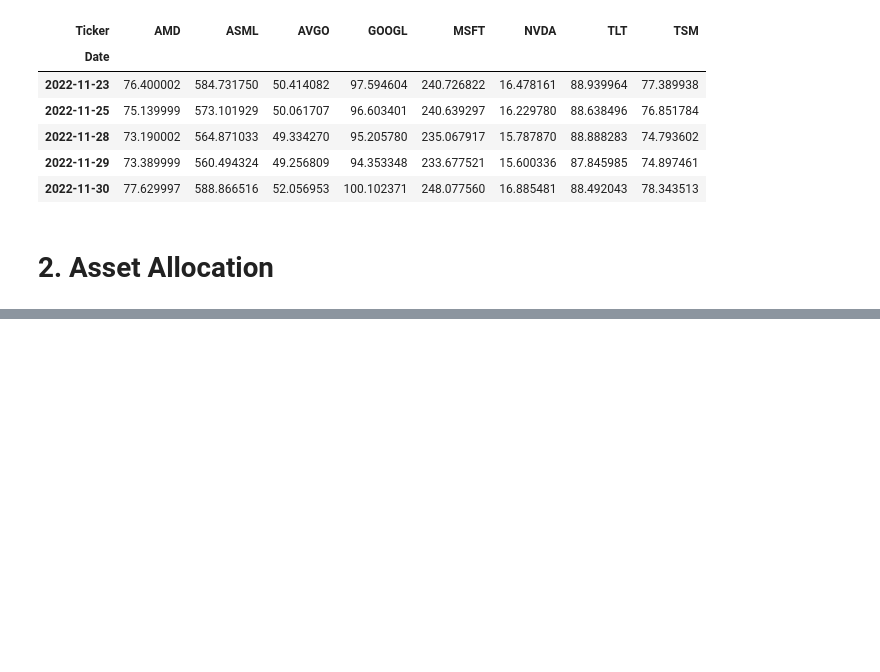
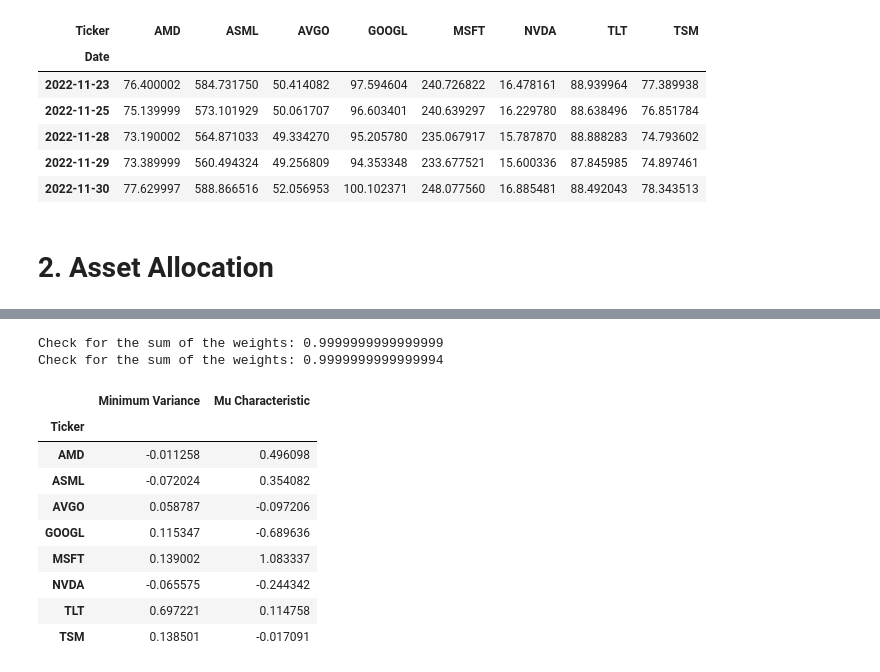
Before and after one commit to FerCorcuera/mit-quant-finance, a Jupyter notebook: optimization/MVO.ipynb, the cells around one changed output, grey strips where cells are left out. Saved outputs shown, nothing was run; the diff lists cells and outputs as text; code cells hidden in the pictures; blank space fills up the shorter version.

```diff
--- a/optimization/MVO.ipynb
+++ b/optimization/MVO.ipynb
@@ -103,0 +119,25 @@ plt.show()
+# %%
+iota = np.ones(len(assets))
+inv_cov = np.linalg.inv(Covariance)
+wchar_exp = (inv_cov @ iota) / (iota.T @ inv_cov @ iota)
+print(f"Check for the sum of the weights: {wchar_exp.sum()}")
+wchar_mu = (inv_cov @ mu) / (iota.T @ inv_cov @ mu)
+print(f"Check for the sum of the weights: {wchar_mu.sum()}")
+
+weights = pd.DataFrame(
+    {"Minimum Variance": wchar_exp, "Mu Characteristic": wchar_mu},
+    index=returns.columns,
+)
+# %% [output]
+Check for the sum of the weights: 0.9999999999999999
+Check for the sum of the weights: 0.9999999999999994
+|  | Minimum Variance | Mu Characteristic |
+| Ticker |  |  |
+| AMD | -0.011258 | 0.496098 |
+| ASML | -0.072024 | 0.354082 |
+| AVGO | 0.058787 | -0.097206 |
+| GOOGL | 0.115347 | -0.689636 |
+| MSFT | 0.139002 | 1.083337 |
+| NVDA | -0.065575 | -0.244342 |
+| TLT | 0.697221 | 0.114758 |
+| TSM | 0.138501 | -0.017091 |
```
Also changed, not shown: parts of 8 cells of this notebook.
